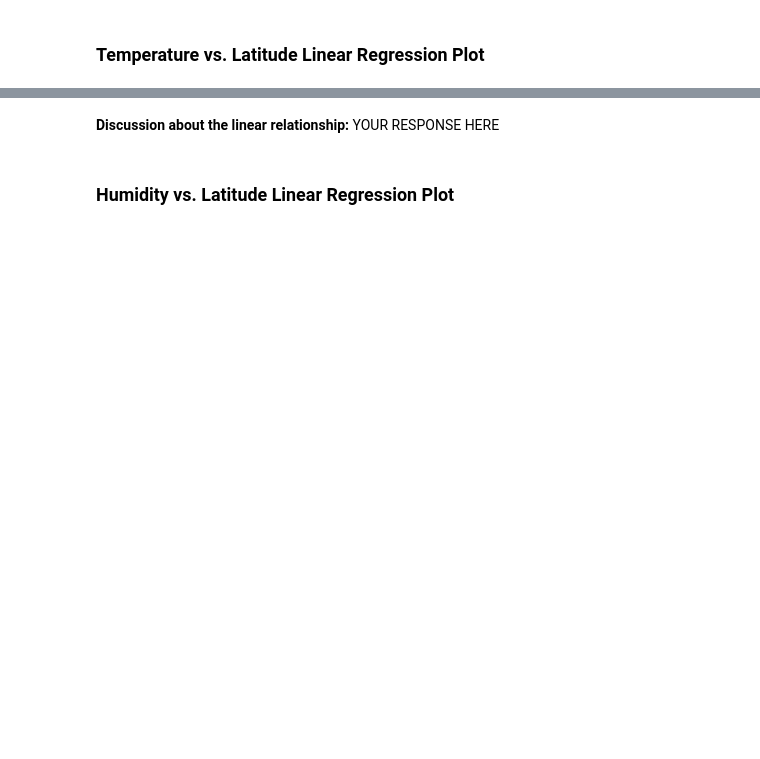
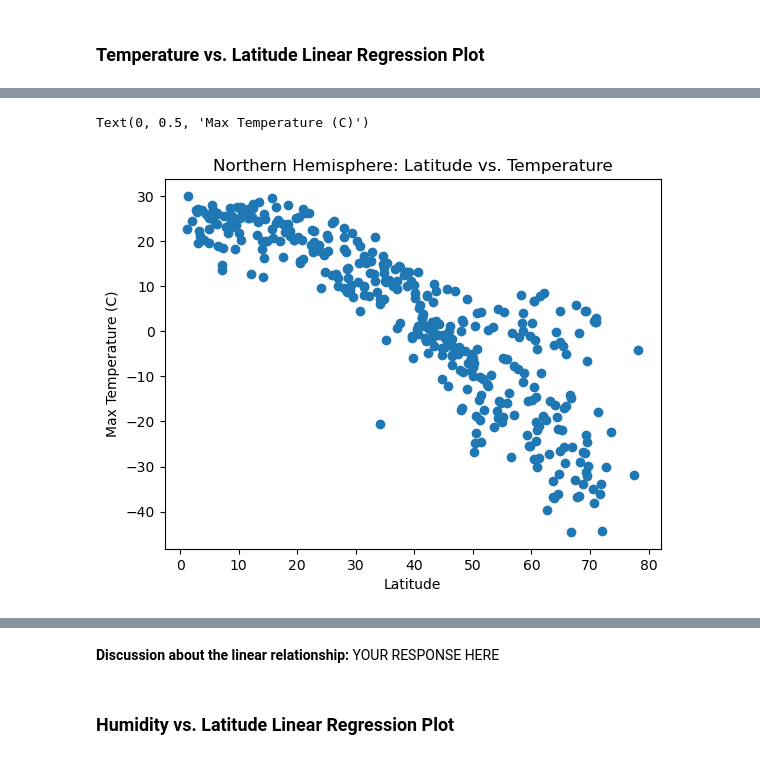
Before and after one commit to knight-mc/python-api-challenge, a Jupyter notebook: WeatherPy/WeatherPy.ipynb, the cells around one changed output, grey strips where cells are left out. Cells and saved outputs as stored; diff of their text form; code cells hidden in the pictures; blank space fills up the shorter version.

Commit message:
Part 2 of WeatherPy updated
Regressions still need to be added to this part

```diff
--- a/WeatherPy/WeatherPy.ipynb
+++ b/WeatherPy/WeatherPy.ipynb
@@ -342,0 +329,12 @@ The r-value is: 0.4121057168607245
+# %%
+# Linear regression on Northern Hemisphere
+x_value = northern_hemi_df["Lat"]
+y_value = northern_hemi_df["Max Temp"]
+plt.scatter(x_value, y_value, marker='o')
+
+plt.title("Northern Hemisphere: Latitude vs. Temperature")
+plt.xlabel("Latitude")
+plt.ylabel("Max Temperature (C)")
+# %% [output]
+Text(0, 0.5, 'Max Temperature (C)')
+[figure, added]
```
Also changed, not shown: parts of 15 cells of this notebook.
